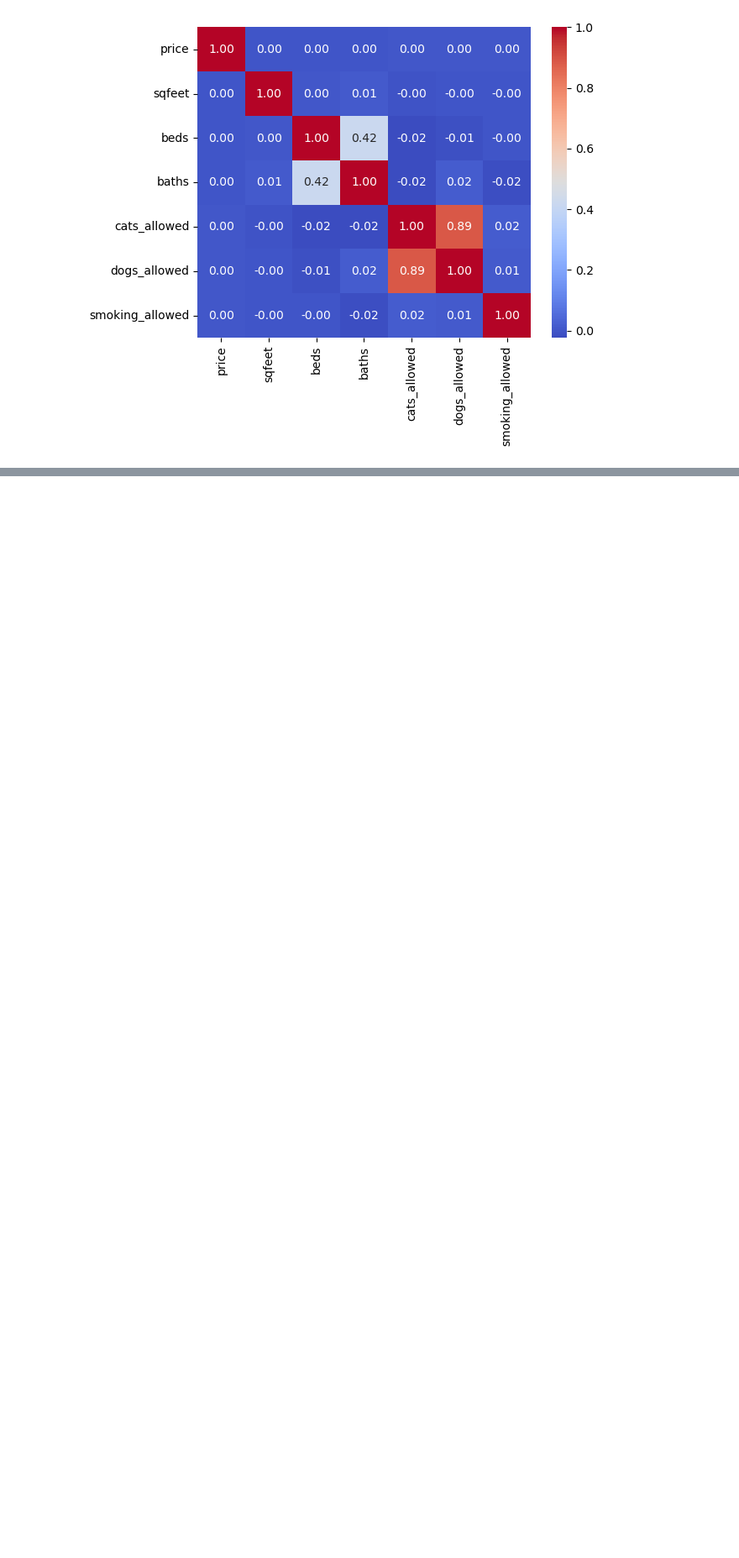
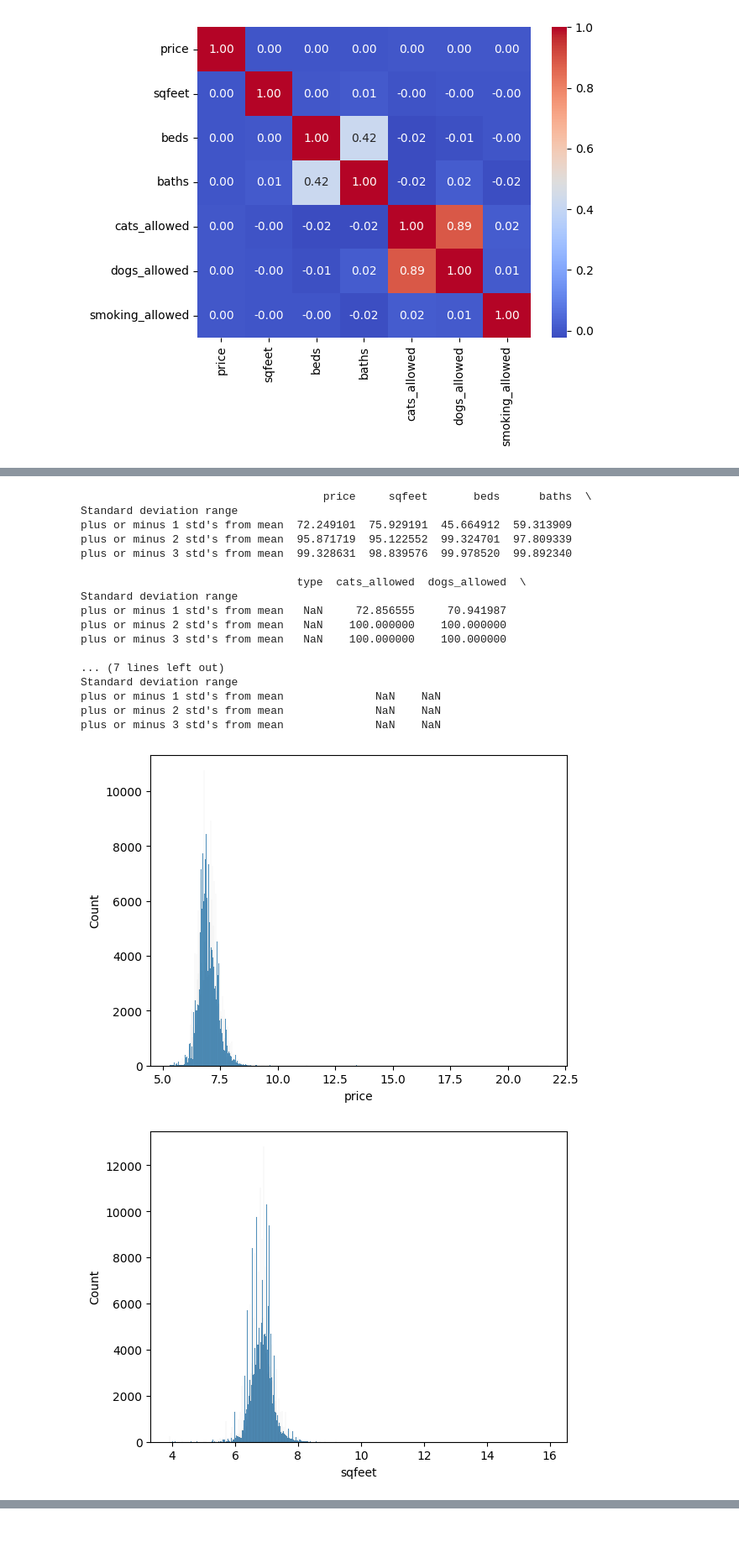
Before and after one commit to taylor-j-murray/Machine-Learning-Project, a Jupyter notebook: Housing_Data_ML/EDA.ipynb, the cells around one changed output, grey strips where cells are left out. Shown at 84% size. Saved outputs shown, nothing was run; the diff lists cells and outputs as text; code cells hidden in the pictures; blank space fills up the shorter version.

```diff
--- a/Housing_Data_ML/EDA.ipynb
+++ b/Housing_Data_ML/EDA.ipynb
@@ -479,0 +556,30 @@ plt.show()
+# %%
+print(prepro.NormalMetrics(log_data, 3))
+sns.histplot(log_data, x='price')
+plt.show()
+sns.histplot(log_data, x='sqfeet')
+plt.show()
+sns.histplot(log_data, x='beds')
+plt.show()
+sns.histplot(log_data, x='baths')
+plt.show()
+# %% [output]
+                                     price     sqfeet       beds      baths  \
+Standard deviation range
+plus or minus 1 std's from mean  72.249101  75.929191  45.664912  59.313909
+plus or minus 2 std's from mean  95.871719  95.122552  99.324701  97.809339
+plus or minus 3 std's from mean  99.328631  98.839576  99.978520  99.892340
+
+                                 type  cats_allowed  dogs_allowed  \
+Standard deviation range
+plus or minus 1 std's from mean   NaN     72.856555     70.941987
+plus or minus 2 std's from mean   NaN    100.000000    100.000000
+plus or minus 3 std's from mean   NaN    100.000000    100.000000
+
+... (7 lines left out)
+Standard deviation range
+plus or minus 1 std's from mean              NaN    NaN
+plus or minus 2 std's from mean              NaN    NaN
+plus or minus 3 std's from mean              NaN    NaN
+[figure, added]
+[figure, added]
```
Also changed, not shown: parts of 17 cells of this notebook.
